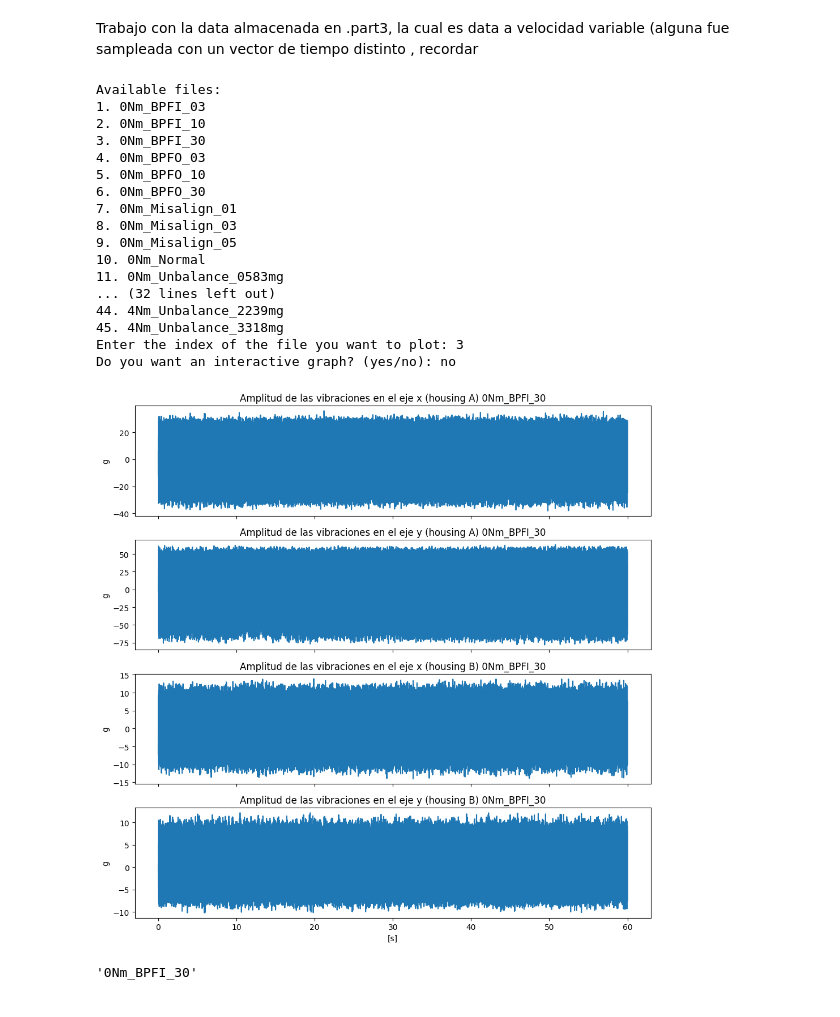
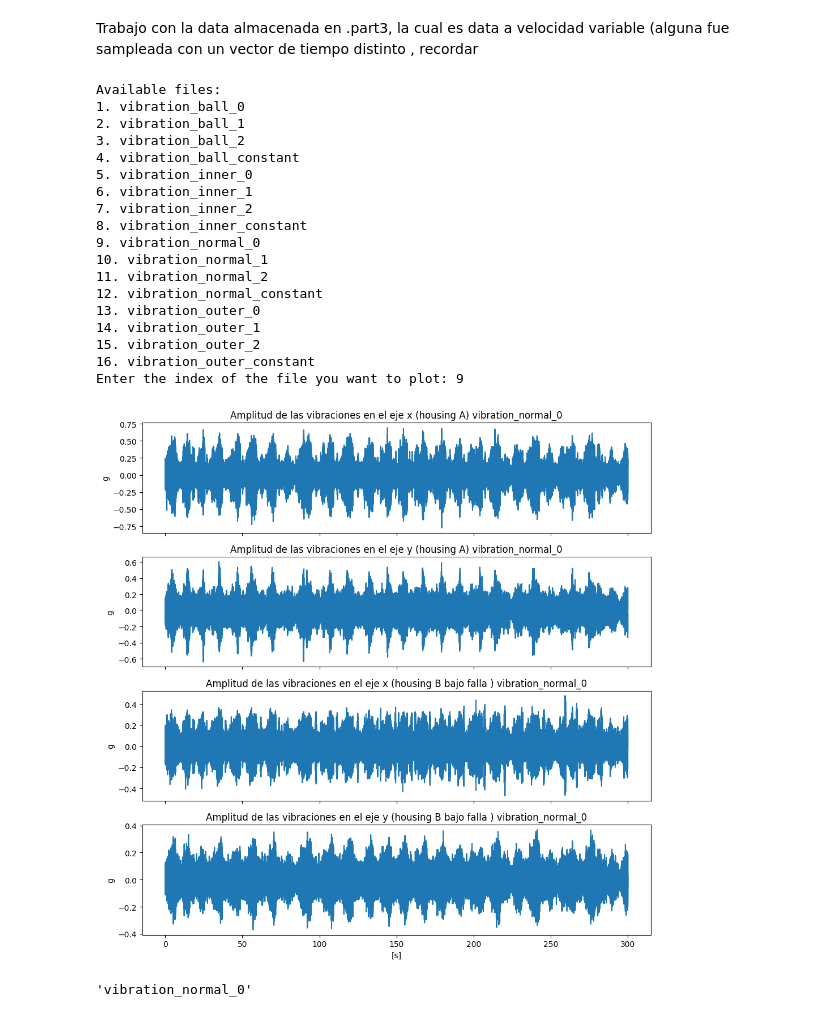
Before and after one commit to romeokienzler/TensorFlow, a Jupyter notebook: data_preparation.ipynb, the cells around one changed output. Saved outputs shown, nothing was run; the diff lists cells and outputs as text; code cells hidden in the pictures.

```diff
--- a/data_preparation.ipynb
+++ b/data_preparation.ipynb
@@ -85,34 +86,35 @@ Trabajo con la data almacenada en .part3, la cual es data a velocidad variable (
 # %%
 
 # graficos  a carga variable
-h5py_file =output_file[0]
+h5py_file =output_file[1]
 graficador.plot_data_from_h5py(h5py_file)
 # %% [output]
 Available files:
-1. 0Nm_BPFI_03
-2. 0Nm_BPFI_10
-3. 0Nm_BPFI_30
-4. 0Nm_BPFO_03
-5. 0Nm_BPFO_10
-6. 0Nm_BPFO_30
-7. 0Nm_Misalign_01
-8. 0Nm_Misalign_03
-9. 0Nm_Misalign_05
-10. 0Nm_Normal
-11. 0Nm_Unbalance_0583mg
-... (32 lines left out)
-44. 4Nm_Unbalance_2239mg
-45. 4Nm_Unbalance_3318mg
-Enter the index of the file you want to plot: 3
-Do you want an interactive graph? (yes/no): no
+1. vibration_ball_0
+2. vibration_ball_1
+3. vibration_ball_2
+4. vibration_ball_constant
+5. vibration_inner_0
+6. vibration_inner_1
+7. vibration_inner_2
+8. vibration_inner_constant
+9. vibration_normal_0
+10. vibration_normal_1
+11. vibration_normal_2
+12. vibration_normal_constant
+13. vibration_outer_0
+14. vibration_outer_1
+15. vibration_outer_2
+16. vibration_outer_constant
+Enter the index of the file you want to plot: 9
-[figure, old version]
+[figure, new version]
 # %%
-h5py_file =output_file[0]
+h5py_file =output_file[1]
 with h5py.File(h5py_file, 'r') as h5_file:
   keys = list(h5_file.keys())
-  selected_key = keys[2]
+  selected_key = keys[8]
   selected_data = h5_file[selected_key][:]
 
 selected_key
 # %% [output]
-'0Nm_BPFI_30'
+'vibration_normal_0'
```
Also changed, not shown: parts of 9 cells of this notebook.
